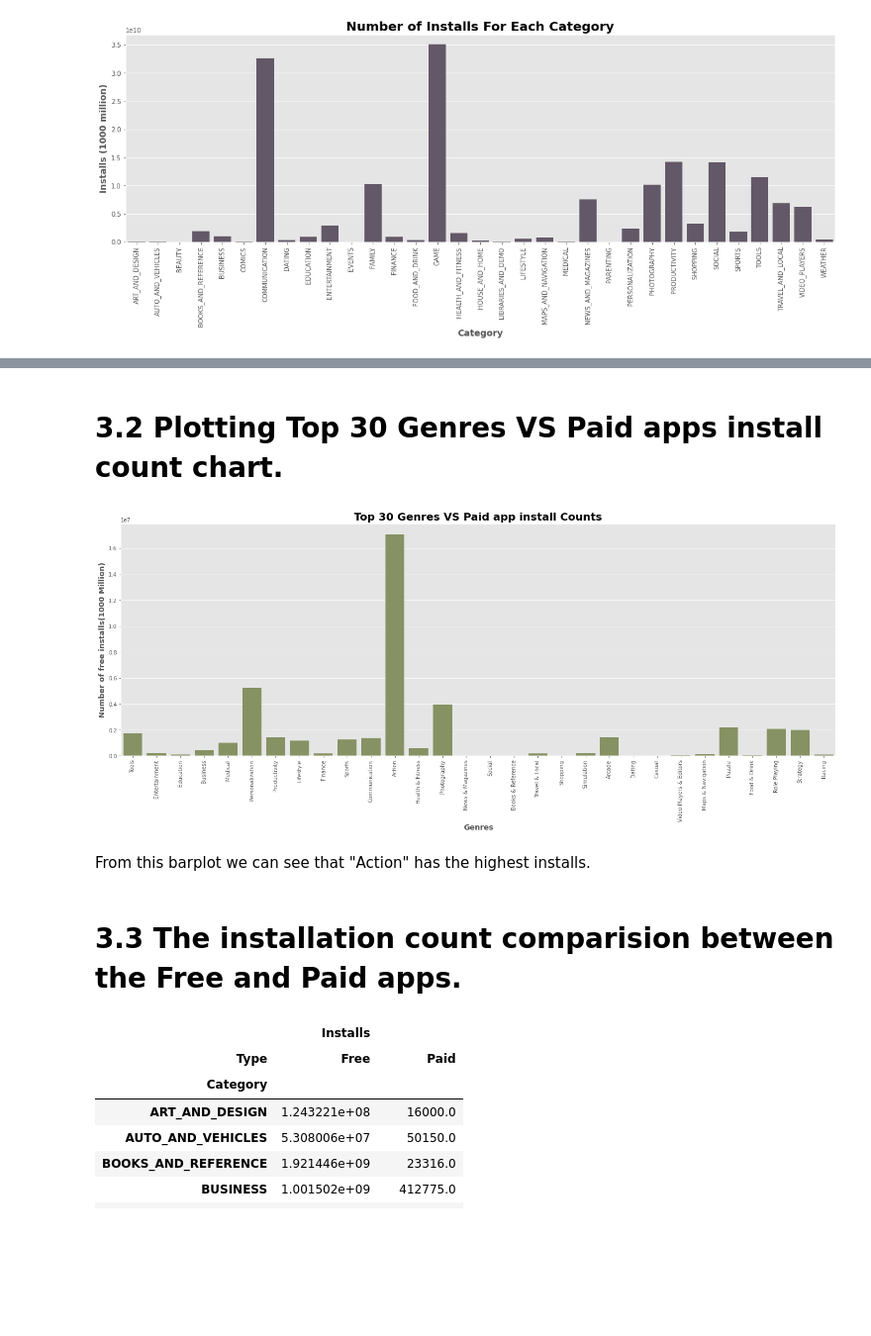
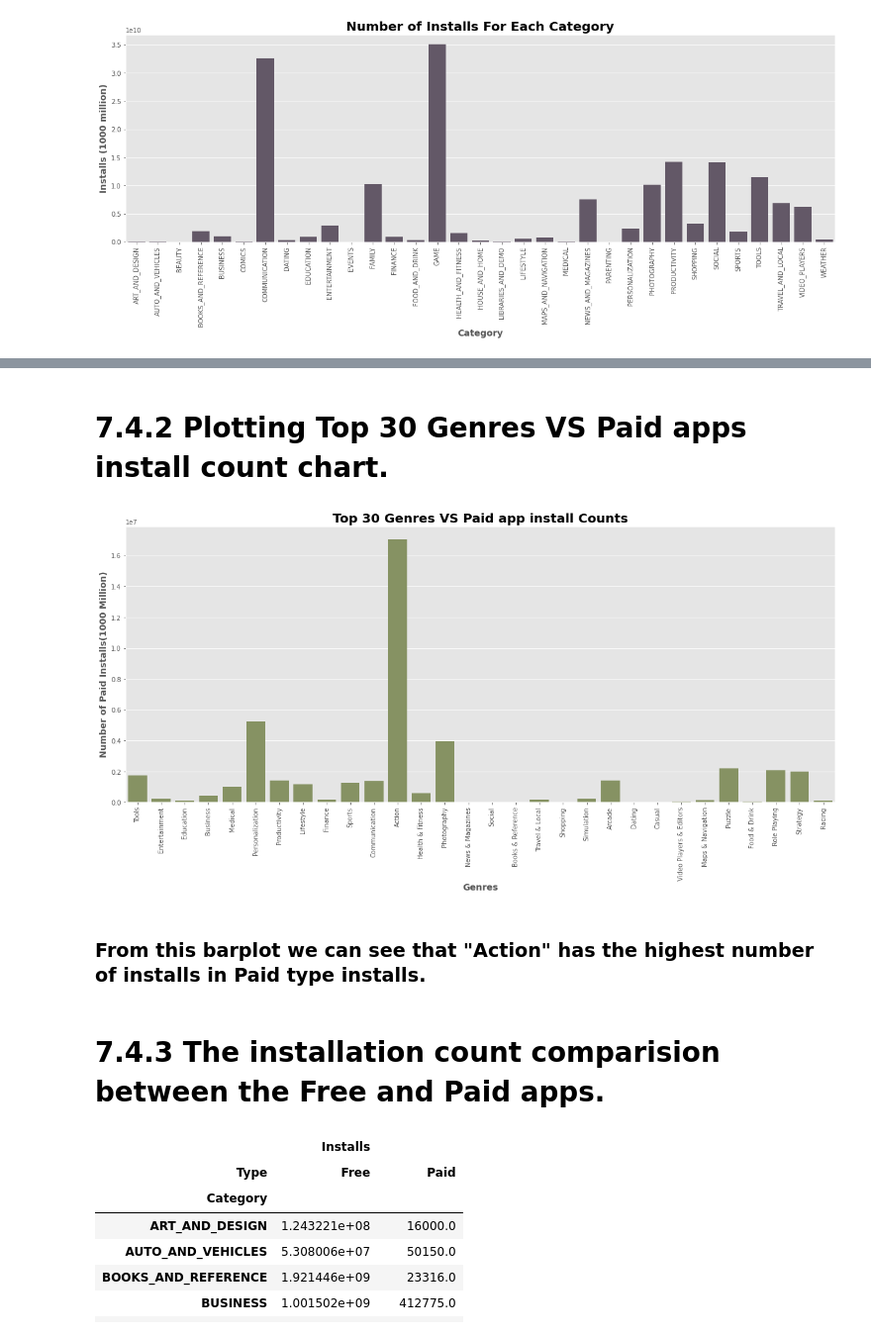
Before and after one commit to divyakedia/playstore-data-analysis, a Jupyter notebook: EDA_CAPSTONE_FINAL.ipynb, the cells around one changed output, grey strips where cells are left out. Shown at 99% size. Drawn from its saved outputs; the diff is of its cells as text; code cells hidden in the pictures; blank space fills up the shorter version.

```diff
--- a/EDA_CAPSTONE_FINAL.ipynb
+++ b/EDA_CAPSTONE_FINAL.ipynb
@@ -554,21 +586,21 @@ From this barplot we can see that "Communication" has the highest installs follo
 # %% [markdown]
-# 3.2 Plotting Top 30 Genres VS Paid apps install count chart.
+# 7.4.2 Plotting Top 30 Genres VS Paid apps install count chart.
 # %%
 # Plotting Top 30 Genres VS Paid apps install count chart
 a = top_30_genres_df.Paid_app_installs.value_counts().head(30)
-plt.figure(figsize=(24,8))
+plt.figure(figsize=(20,8))
 sns.barplot(x = top_30_genres_df.Genres , y =top_30_genres_df.Paid_app_installs , color = "#8A9A5B" )
 plt.xticks(rotation=90)
 plt.title('Top 30 Genres VS Paid app install Counts', fontsize = 20 , fontweight = "bold")
-plt.ylabel('Number of free installs(1000 Million)', fontsize = 14 , fontweight = "bold")
+plt.ylabel('Number of Paid Installs(1000 Million)', fontsize = 14 , fontweight = "bold")
 plt.xlabel('Genres', fontsize = 14 , fontweight = "bold")
 plt.show()
 # %% [output]
-[figure, old version]
+[figure, new version]
 # %% [markdown]
-From this barplot we can see that "Action" has the highest installs.
+### **From** **this barplot we can see that  "Action"  has the highest number of installs in Paid type** **installs**.
 # %% [markdown]
-# 3.3 The installation count comparision between the Free and Paid apps.
+# 7.4.3 The installation count comparision between the Free and Paid apps.
 # %%
 cat_type_installs_df = playstore_df.groupby(['Category','Type'])[['Installs']].sum().unstack().reset_index()
 cat_type_installs_df = cat_type_installs_df[~cat_type_installs_df['Installs']['Paid'].isna()].set_index('Category')
```
Also changed, not shown: parts of 49 cells of this notebook.
